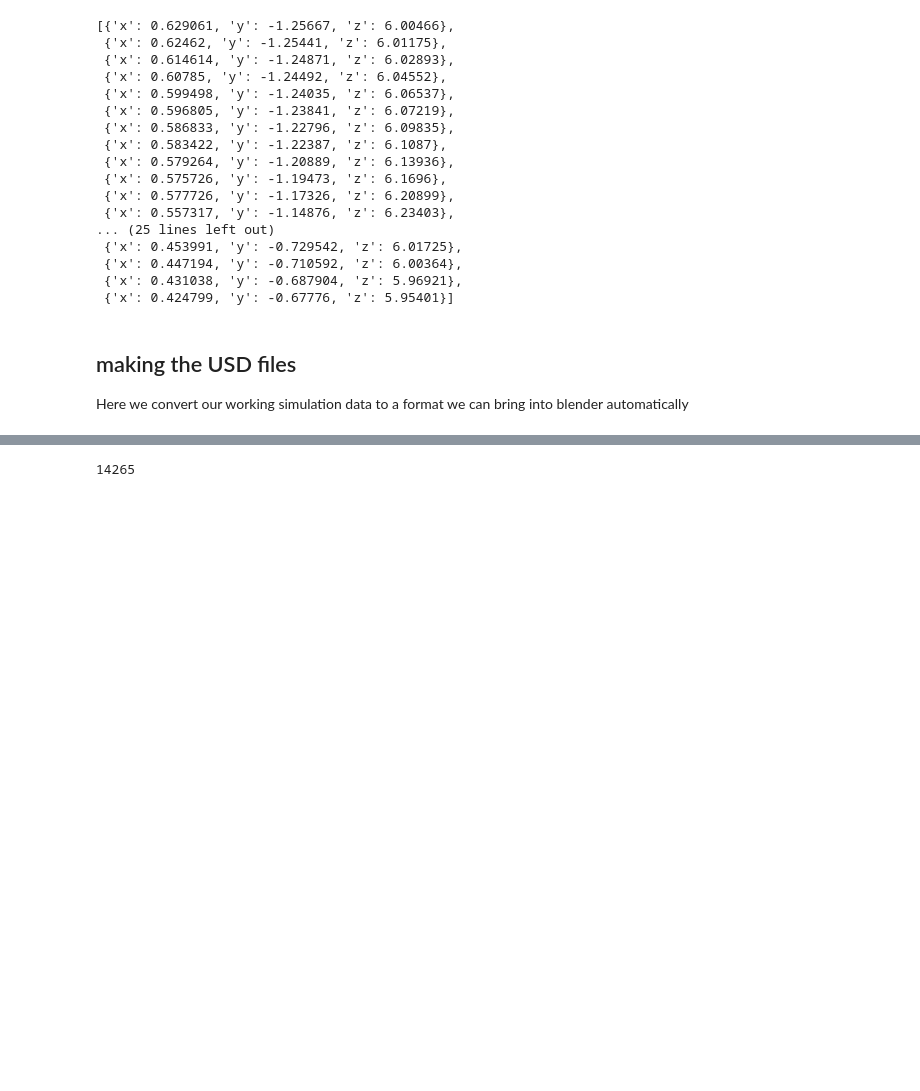
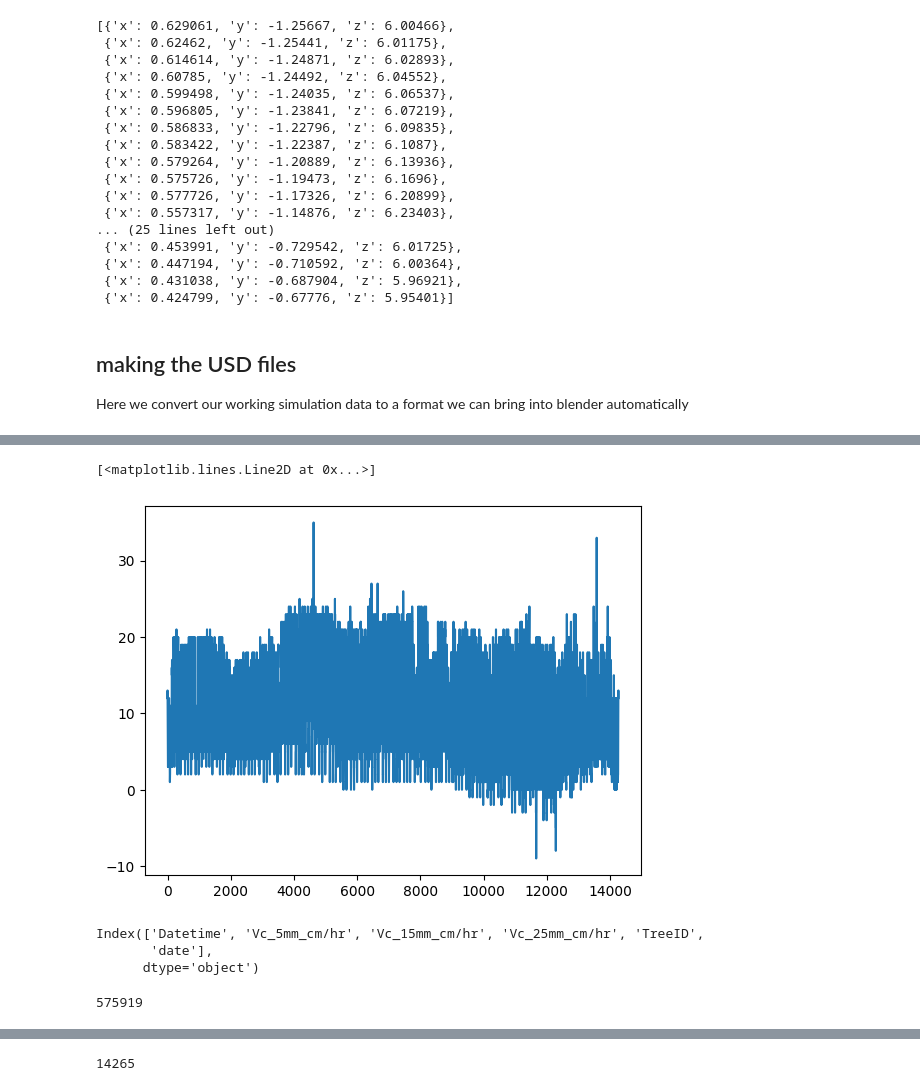
Before and after one commit to DevinBayly/Cacao_visualization, a Jupyter notebook: code/particle_simulation/networkx_curve_separation.ipynb, the cells around one changed output, grey strips where cells are left out. Cells and saved outputs as stored; diff of their text form; code cells hidden in the pictures; blank space fills up the shorter version.

```diff
--- a/code/particle_simulation/networkx_curve_separation.ipynb
+++ b/code/particle_simulation/networkx_curve_separation.ipynb
@@ -472,0 +447,23 @@ array([5, 5, 5, ..., 5, 5, 5], shape=(14265,), dtype=int16)
+# %%
+import numpy as np
+
+# Akshat TODO, read in the velocity data as pd dataframe
+# pick a single column from the depths,
+# normalize it
+import matplotlib.pyplot as plt
+import pandas as pd
+df = pd.read_csv("sap_flow.csv")
+
+df["date"] =pd.to_datetime(df['Datetime'], format='%m/%d/%Y %H:%M')
+
+mid_speeds = df["Vc_15mm_cm/hr"]
+mid_speeds
+
+
+normalized
+# note, look for another way to use the pandas series but with reindexing , unfortunately reset_index turns it into a whole dataframe again
+# want to make the steps relative to a 2mm unit or .2 cm
+# so we divide by .2 and that tells us the number of float steps, and then we floor the values
+stepped = np.array((mid_speeds).dropna().astype("int16"))
+
+stepped
@@ -472,0 +487,11 @@ array([5, 5, 5, ..., 5, 5, 5], shape=(14265,), dtype=int16)
+# %%
+plt.plot(np.arange(stepped.shape[0]),stepped)
+# %% [output]
+[<matplotlib.lines.Line2D at 0x...>]
+[figure, added]
+# %%
+df.columns
+# %% [output]
+Index(['Datetime', 'Vc_5mm_cm/hr', 'Vc_15mm_cm/hr', 'Vc_25mm_cm/hr', 'TreeID',
+       'date'],
+      dtype='object')
@@ -472,0 +500,4 @@ array([5, 5, 5, ..., 5, 5, 5], shape=(14265,), dtype=int16)
+# %%
+Path("mid_data.json").write_text(df[['Vc_15mm_cm/hr',"date"]].to_json())
+# %% [output]
+575919
```
Also changed, not shown: parts of 55 cells of this notebook.
